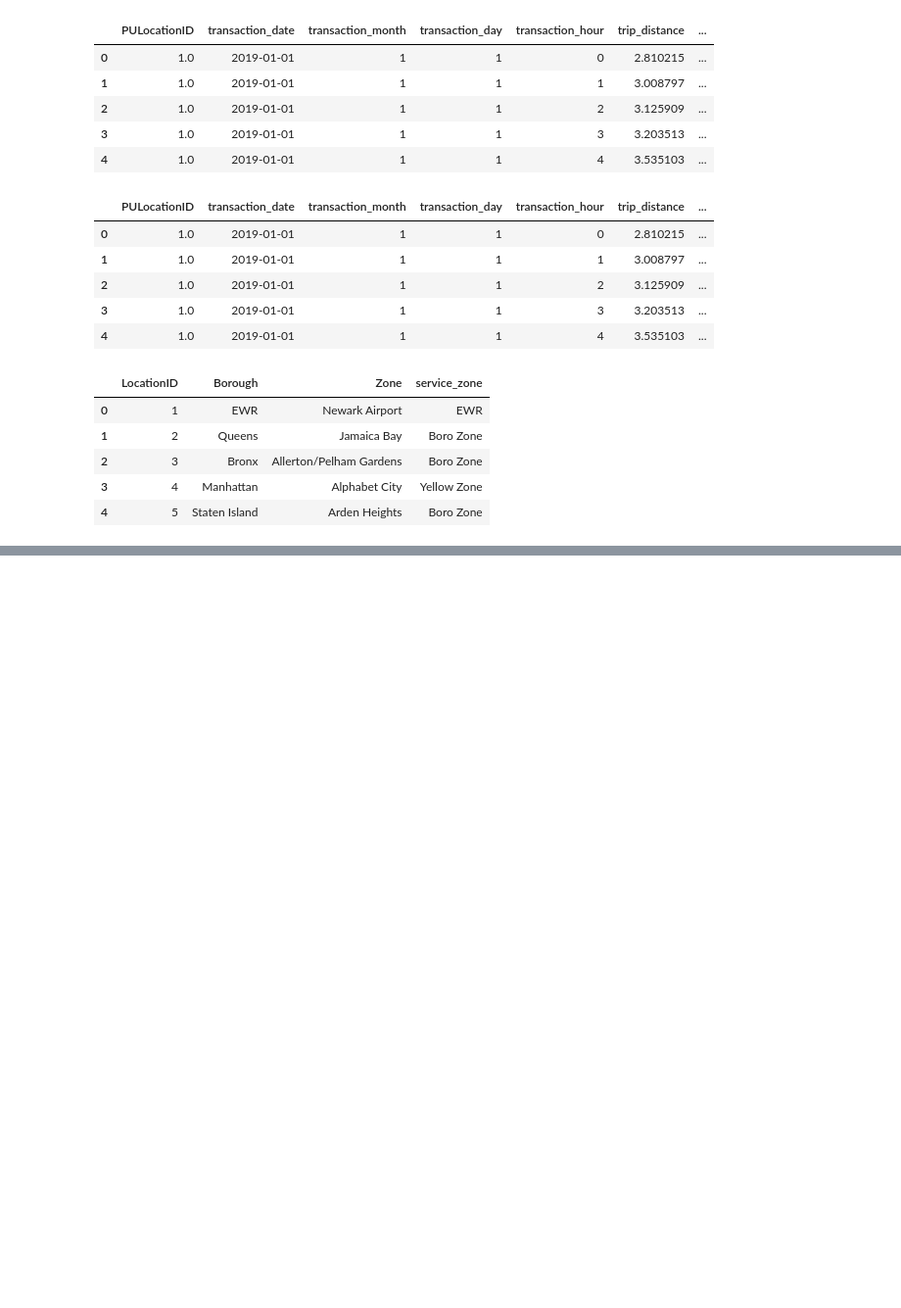
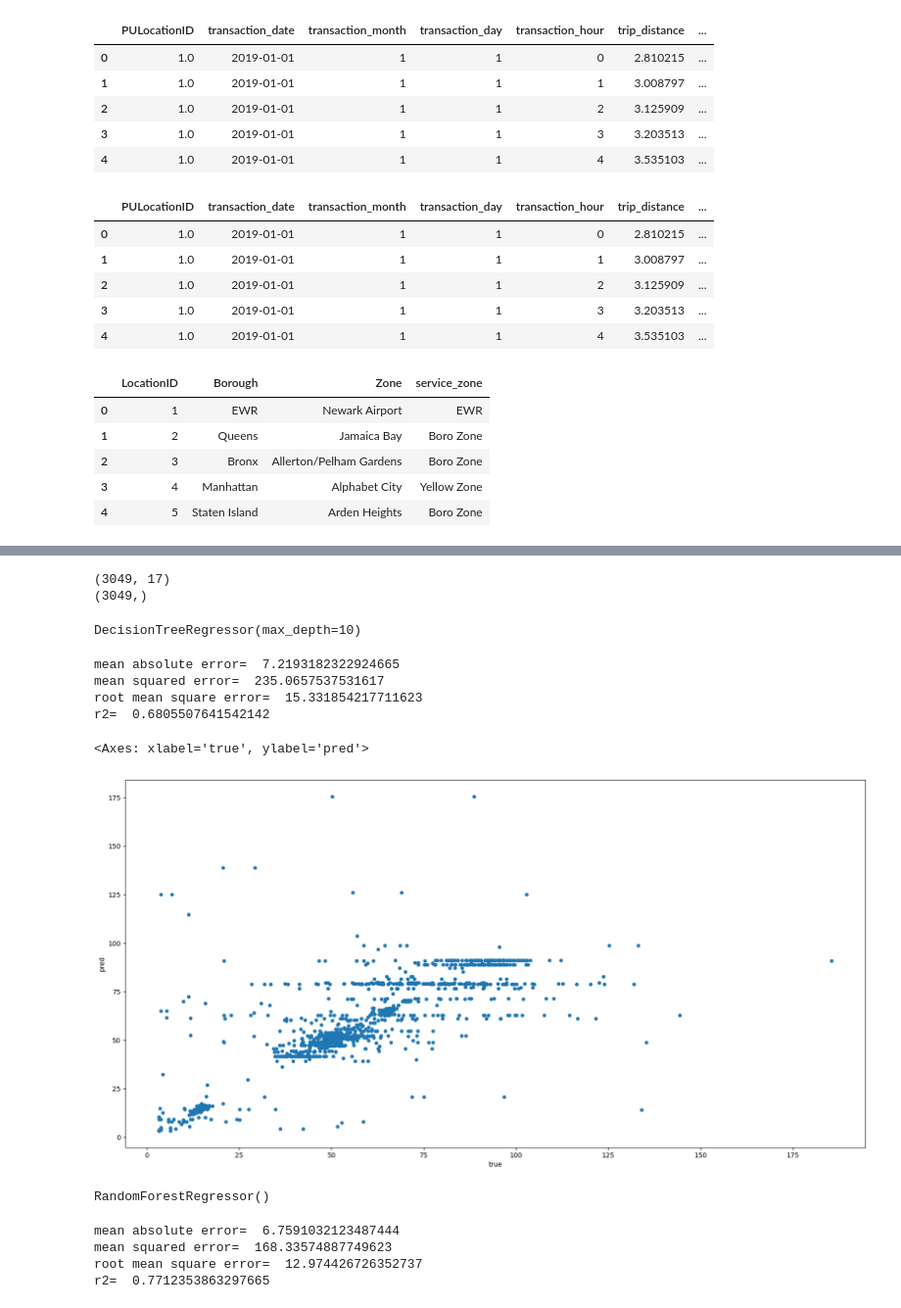
Before and after one commit to safwatnusrat/taxi_analysis, a Jupyter notebook: presentable notebook.ipynb, the cells around one changed output, grey strips where cells are left out. Shown at 98% size. Drawn from its saved outputs; the diff is of its cells as text; code cells hidden in the pictures; blank space fills up the shorter version.

```diff
--- a/presentable notebook.ipynb
+++ b/presentable notebook.ipynb
@@ -484,0 +700,70 @@ Name: count, dtype: int64
+# %%
+categorical_features=['PULocationID','transaction_month','transaction_day','transaction_hour','transaction_weekday','weekend','is_holiday','Borough']
+input_features=categorical_features+['temperature','humidity','wind speed','cloud cover','amount of precipitation']
+target_feature='total_amount'
+# %%
+from sklearn.model_selection import train_test_split
+x_axis=data_for_model[input_features]
+y_axis=data_for_model[target_feature]
+#one hot encoding
+x_encode=pd.get_dummies(x_axis)
+x_train,x_test,y_train,y_test=train_test_split(x_encode,y_axis,test_size=0.33,random_state=42)
+# %%
+print(x_train.shape)
+print(y_train.shape)
+# %% [output]
+(3049, 17)
+(3049,)
+# %%
+from sklearn.tree import DecisionTreeRegressor
+decision_tree=DecisionTreeRegressor(max_depth=10)
+decision_tree.fit(x_train,y_train)
+# %% [output]
+DecisionTreeRegressor(max_depth=10)
+# %%
+model_at_hand=decision_tree
+y_pred=model_at_hand.predict(x_test)
+from sklearn.metrics import mean_absolute_error
+from sklearn.metrics import mean_squared_error
+from sklearn.metrics import r2_score
+from math import sqrt
+print('mean absolute error= ',mean_absolute_error(y_test,y_pred))
+print('mean squared error= ',mean_squared_error(y_test,y_pred))
+print('root mean square error= ',sqrt(mean_squared_error(y_test,y_pred)))
+print('r2= ',r2_score(y_test,y_pred))
+# %% [output]
+mean absolute error=  7.2193182322924665
+mean squared error=  235.0657537531617
+root mean square error=  15.331854217711623
+r2=  0.6805507641542142
+# %%
+data={'true':y_test,'pred':y_pred}
+result=pd.DataFrame(data)
+result.plot(figsize=(20,10),kind="scatter",x='true',y='pred')
+# %% [output]
+<Axes: xlabel='true', ylabel='pred'>
+[figure, added]
+# %%
+#random forest
+from sklearn.ensemble import RandomForestRegressor
+from sklearn.ensemble import RandomForestRegressor
+random_forest=RandomForestRegressor()
+random_forest.fit(x_train,y_train)
+# %% [output]
+RandomForestRegressor()
+# %%
+model_at_hand=random_forest
+y_pred=model_at_hand.predict(x_test)
+from sklearn.metrics import mean_absolute_error
+from sklearn.metrics import mean_squared_error
+from sklearn.metrics import r2_score
+from math import sqrt
+print('mean absolute error= ',mean_absolute_error(y_test,y_pred))
+print('mean squared error= ',mean_squared_error(y_test,y_pred))
+print('root mean square error= ',sqrt(mean_squared_error(y_test,y_pred)))
+print('r2= ',r2_score(y_test,y_pred))
+# %% [output]
+mean absolute error=  6.7591032123487444
+mean squared error=  168.33574887749623
+root mean square error=  12.974426726352737
+r2=  0.7712353863297665
```
Also changed, not shown: parts of 38 cells of this notebook.
